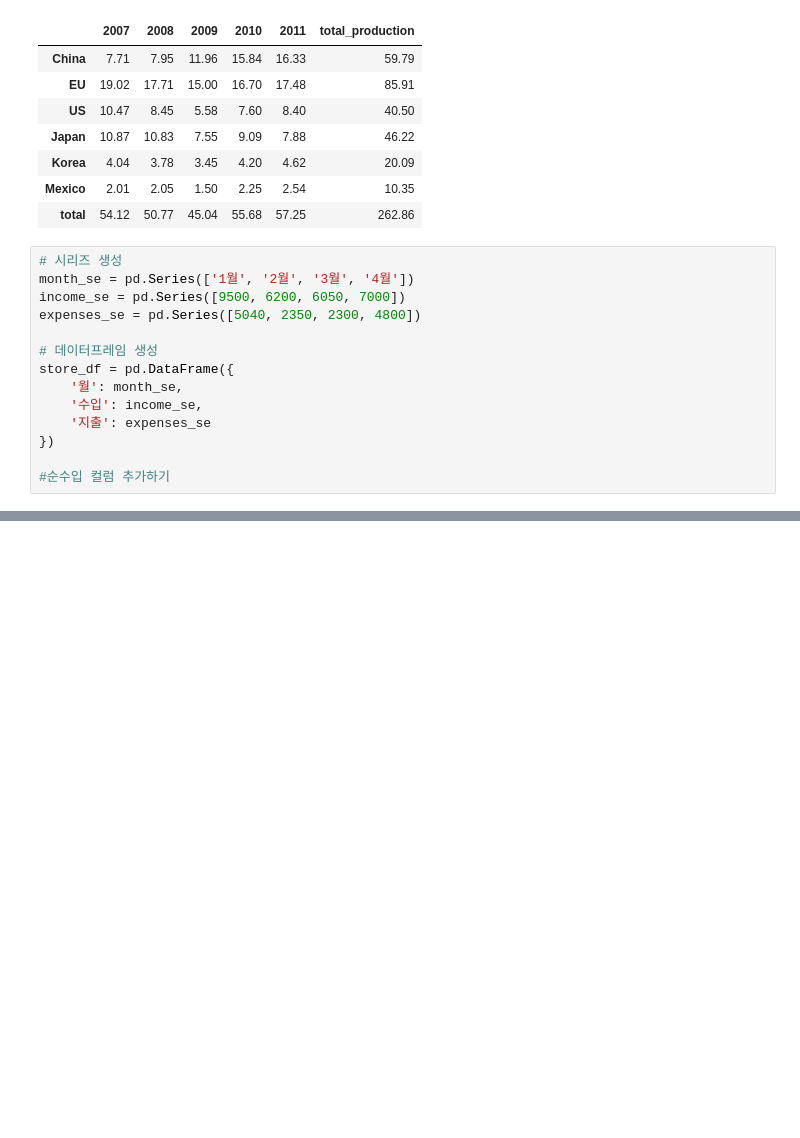
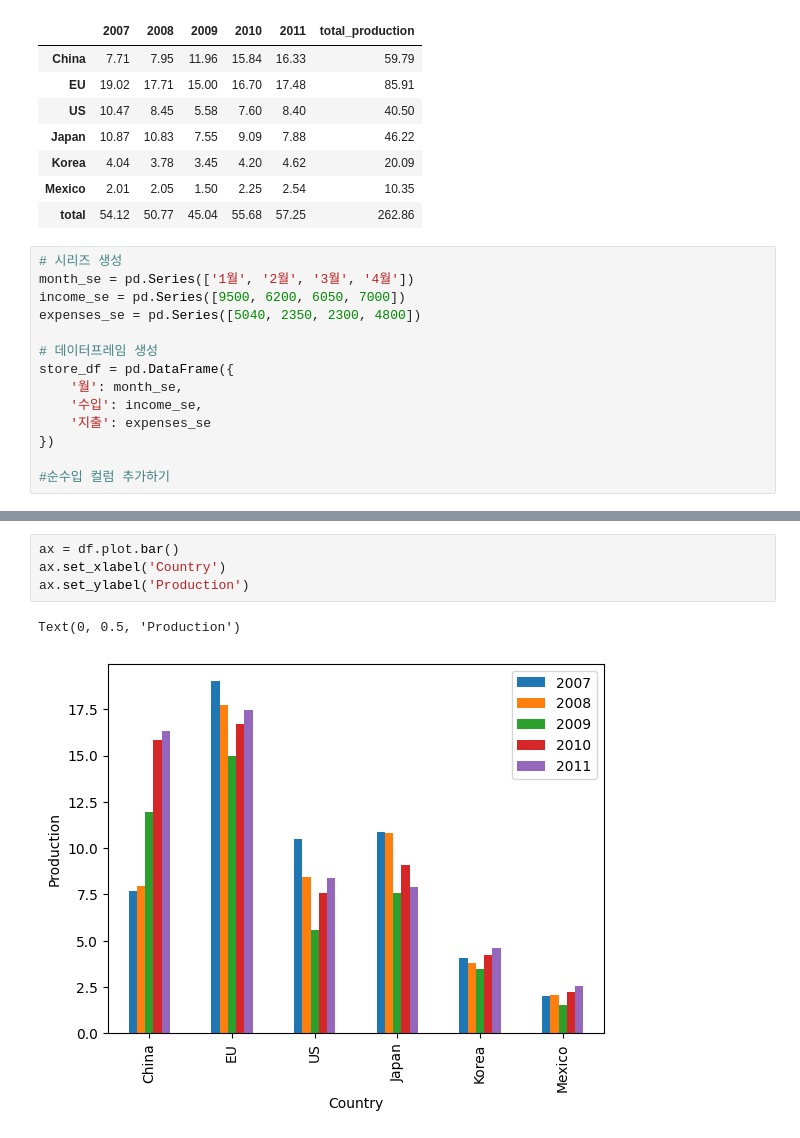
Before and after one commit to yleessam/hipython_rep, a Jupyter notebook: 16_데이터전처리2.ipynb, the cells around one changed output, grey strips where cells are left out. Drawn from its saved outputs; the diff is of its cells as text; blank space fills up the shorter version.

```diff
--- a/16_데이터전처리2.ipynb
+++ b/16_데이터전처리2.ipynb
@@ -154,0 +184,7 @@ store_df = pd.DataFrame({
+# %%
+ax = df.plot.bar()
+ax.set_xlabel('Country')
+ax.set_ylabel('Production')
+# %% [output]
+Text(0, 0.5, 'Production')
+[figure, added]
```
Also changed, not shown: parts of 5 cells of this notebook.
